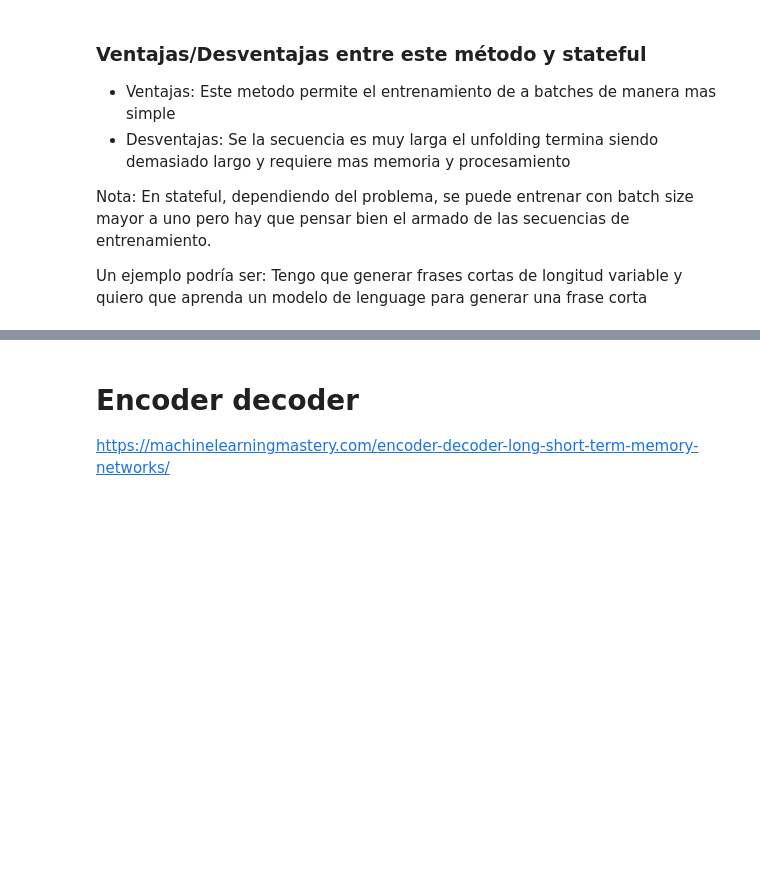
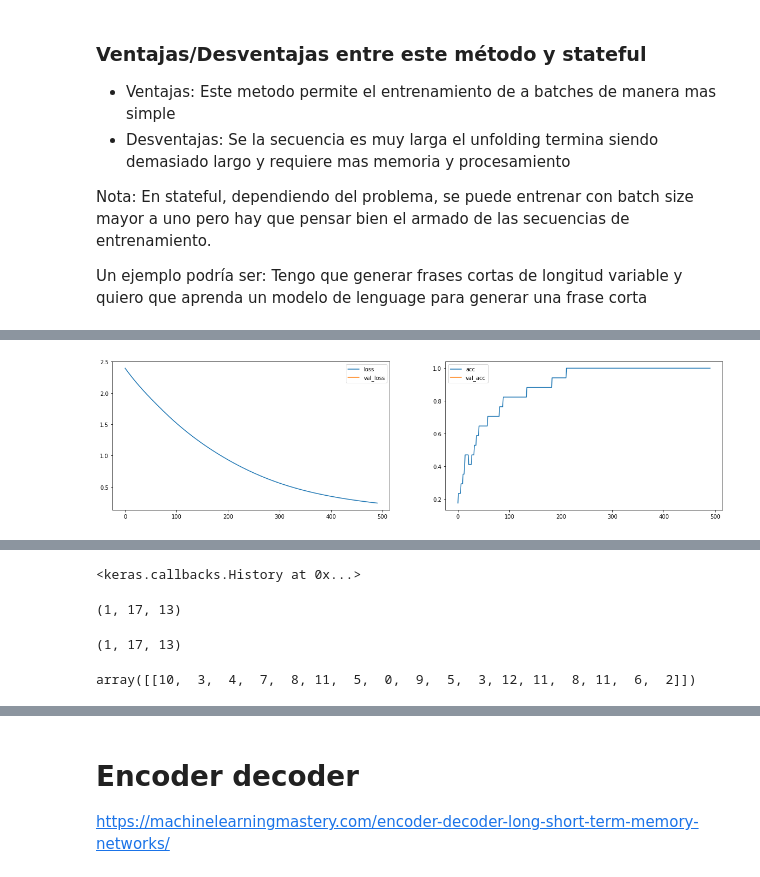
Before and after one commit to lab-ml-itba/12-RNN, a Jupyter notebook: 2_Toy_example.ipynb, the cells around one changed output, grey strips where cells are left out. Saved outputs shown, nothing was run; the diff lists cells and outputs as text; code cells hidden in the pictures; blank space fills up the shorter version.

```diff
--- a/2_Toy_example.ipynb
+++ b/2_Toy_example.ipynb
@@ -950,6 +502,6 @@ def code_chars(X, y, chars_to_indices):
         y_coded.append(one_h_y)
     return np.array(X_coded), np.array(y_coded)
 # %%
-X_coded, y_coded = code_chars(X_4, y_4, chars_to_indices)
+X_coded, y_coded = code_chars(X_5, y_5, chars_to_indices)
 # %%
 X_coded.shape, y_coded.shape
@@ -1338,0 +649,11 @@ Un ejemplo podría ser: Tengo que generar frases cortas de longitud variable y q
+# %%
+text="#MACHINE LEARNING$"
+chars = sorted(set(text))
+print('Caracteres distintos:')
+print(chars)
+window_size=1
+chars_to_indices = dict((c, i) for i, c in enumerate(chars))  # map each unique character to unique integer
+indices_to_chars = dict((i, c) for i, c in enumerate(chars))
+one_hot_text = chars_to_one_hot(text, chars, chars_to_indices, window_size)*1
+print(one_hot_text)
+print(one_hot_text.shape)
@@ -1338,0 +678,3 @@ Un ejemplo podría ser: Tengo que generar frases cortas de longitud variable y q
+# %%
+X_train = one_hot_text[:, :-1, :]
+y_train = one_hot_text[:, 1:, :]
@@ -1338,0 +685,7 @@ Un ejemplo podría ser: Tengo que generar frases cortas de longitud variable y q
+# %%
+from keras.layers import SimpleRNN, Dense
+from keras.models import Sequential
+model_7 = Sequential()
+model_7.add(SimpleRNN(10, return_sequences=True, input_shape=(X_train.shape[1],len(chars))))
+model_7.add(Dense(len(chars), activation="softmax"))
+model_7.summary()
@@ -1338,0 +704,6 @@ Un ejemplo podría ser: Tengo que generar frases cortas de longitud variable y q
+# %%
+model_7.compile(optimizer='adam', loss='categorical_crossentropy', metrics=['accuracy'])
+plot_losses = PlotLosses(plot_interval=10, evaluate_interval=None)
+model_7.fit(X_train,y_train, epochs=500, batch_size=1, verbose=1, callbacks=[plot_losses])
+# %% [output]
+[figure, added]
@@ -1338,0 +729,13 @@ Un ejemplo podría ser: Tengo que generar frases cortas de longitud variable y q
+<keras.callbacks.History at 0x...>
+# %%
+X_train.shape
+# %% [output]
+(1, 17, 13)
+# %%
+model_7.predict(X_train).shape
+# %% [output]
+(1, 17, 13)
+# %%
+model_7.predict_classes(X_train)
+# %% [output]
+array([[10,  3,  4,  7,  8, 11,  5,  0,  9,  5,  3, 12, 11,  8, 11,  6,  2]])
```
Also changed, not shown: parts of 63 cells of this notebook, 19 other files.
